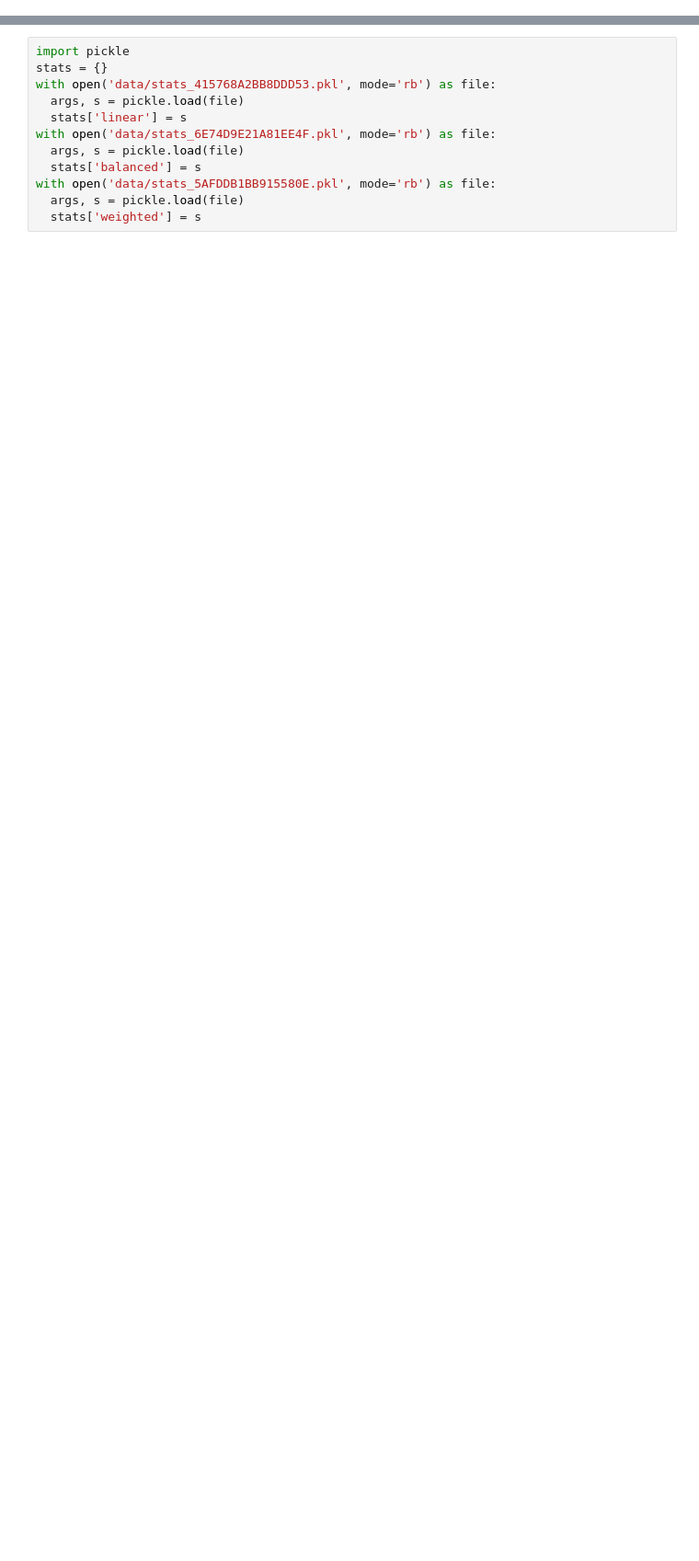
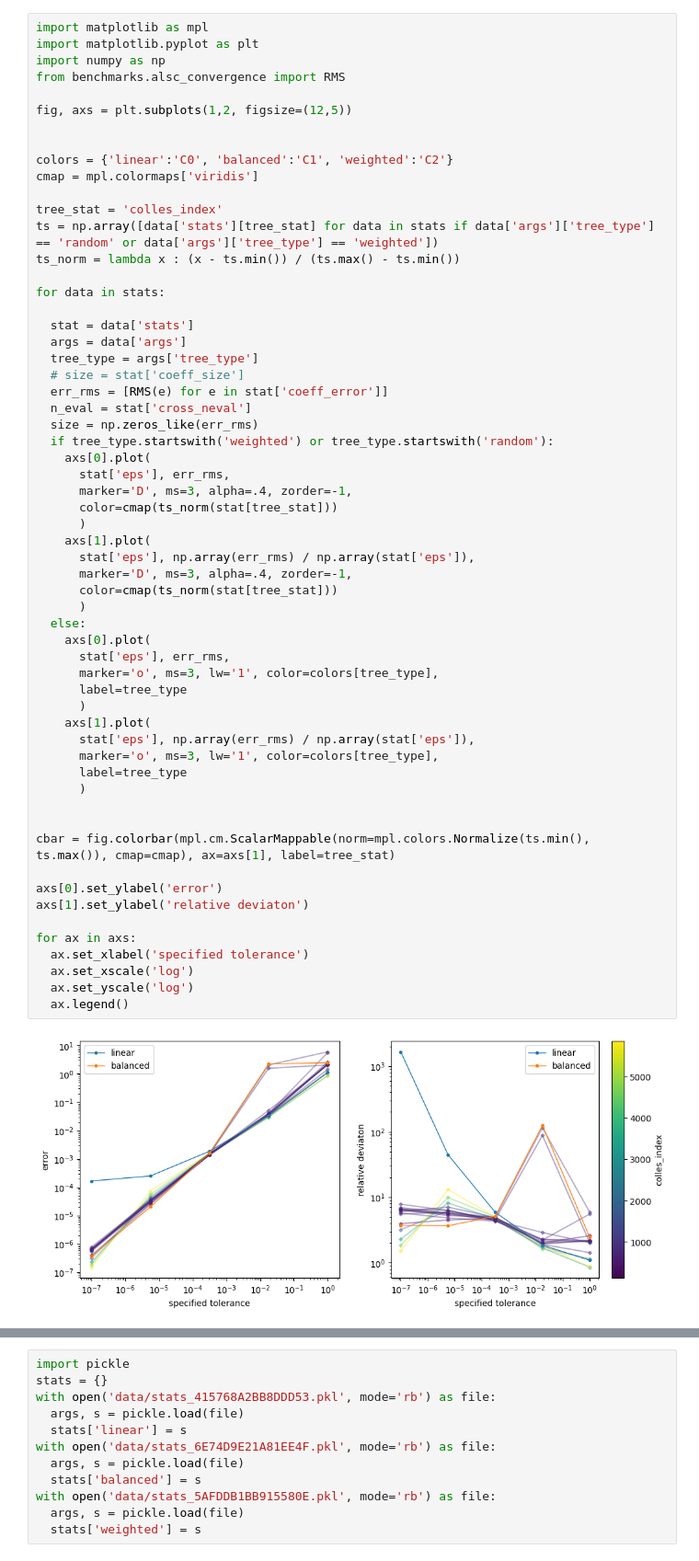
Before and after one commit to huberbenno/TT-IRT, a Jupyter notebook: python/htucker/plots.ipynb, the cells around one changed output, grey strips where cells are left out. Shown at 92% size. Drawn from its saved outputs; the diff is of its cells as text; blank space fills up the shorter version.

```diff
--- a/python/htucker/plots.ipynb
+++ b/python/htucker/plots.ipynb
@@ -0,0 +128,61 @@
+# %%
+import matplotlib as mpl
+import matplotlib.pyplot as plt
+import numpy as np
+from benchmarks.alsc_convergence import RMS
+
+fig, axs = plt.subplots(1,2, figsize=(12,5))
+
+
+colors = {'linear':'C0', 'balanced':'C1', 'weighted':'C2'}
+cmap = mpl.colormaps['viridis']
+
+tree_stat = 'colles_index'
+ts = np.array([data['stats'][tree_stat] for data in stats if data['args']['tree_type'] == 'random' or data['args']['tree_type'] == 'weighted'])
+ts_norm = lambda x : (x - ts.min()) / (ts.max() - ts.min())
+
+for data in stats:
+
+  stat = data['stats']
+  args = data['args']
+  tree_type = args['tree_type']
+  # size = stat['coeff_size']
+  err_rms = [RMS(e) for e in stat['coeff_error']]
+  n_eval = stat['cross_neval']
+  size = np.zeros_like(err_rms)
+  if tree_type.startswith('weighted') or tree_type.startswith('random'):
+    axs[0].plot(
+      stat['eps'], err_rms,
+      marker='D', ms=3, alpha=.4, zorder=-1,
+      color=cmap(ts_norm(stat[tree_stat]))
+      )
+    axs[1].plot(
+      stat['eps'], np.array(err_rms) / np.array(stat['eps']),
+      marker='D', ms=3, alpha=.4, zorder=-1,
+      color=cmap(ts_norm(stat[tree_stat]))
+      )
+  else:
+    axs[0].plot(
+      stat['eps'], err_rms,
+      marker='o', ms=3, lw='1', color=colors[tree_type],
+      label=tree_type
+      )
+    axs[1].plot(
+      stat['eps'], np.array(err_rms) / np.array(stat['eps']),
+      marker='o', ms=3, lw='1', color=colors[tree_type],
+      label=tree_type
+      )
+
+
+cbar = fig.colorbar(mpl.cm.ScalarMappable(norm=mpl.colors.Normalize(ts.min(), ts.max()), cmap=cmap), ax=axs[1], label=tree_stat)
+
+axs[0].set_ylabel('error')
+axs[1].set_ylabel('relative deviaton')
+
+for ax in axs:
+  ax.set_xlabel('specified tolerance')
+  ax.set_xscale('log')
+  ax.set_yscale('log')
+  ax.legend()
+# %% [output]
+[figure, added]
```
Also changed, not shown: parts of 16 cells of this notebook, 4 other files.
